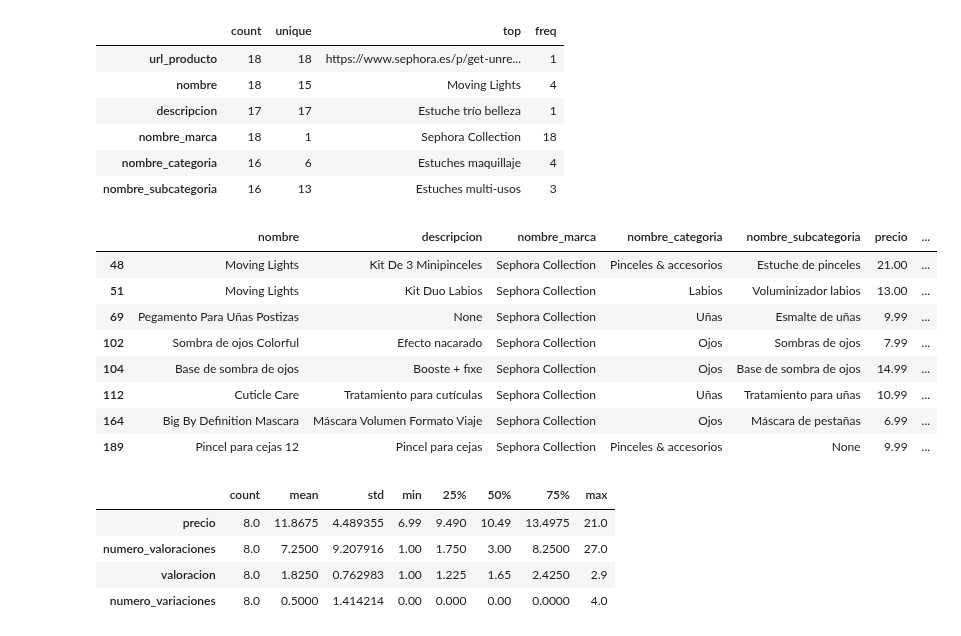
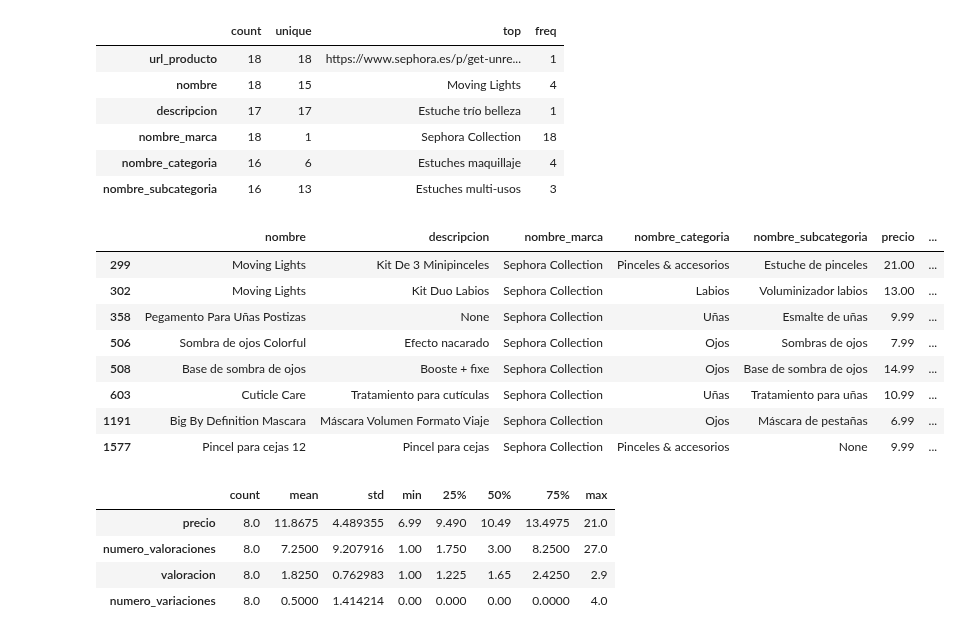
Before and after one commit to raquelscv/proyecto_final_sephora, a Jupyter notebook: eda.ipynb, the cells around one changed output. Drawn from its saved outputs; the diff is of its cells as text; code cells hidden in the pictures.

```diff
--- a/eda.ipynb
+++ b/eda.ipynb
@@ -8,3 +7,13 @@ import plotly.io as pio
+# %%
+def conectar_bd():
+    conn = psycopg2.connect(
+        host=os.getenv("DB_HOST"),
+        database=os.getenv("DB_NAME"),
+        user=os.getenv("DB_USER"),
+        password=os.getenv("DB_PASSWORD"),
+        port=os.getenv("DB_PORT")
+    )
+    return conn, conn.cursor()
 # %%
 conectar_bd()
 # %% [output]
@@ -17,3 +26,12 @@ Se parte de una query que trae los aspectos más relevantes de los productos, es
+# %%
+def ejecutar_query(query):
+    conn, cur = conectar_bd()
+    cur.execute(query)
+    cols = [desc[0] for desc in cur.description]
+    datos = cur.fetchall()
+    cur.close()
+    conn.close()
+    return pd.DataFrame(datos, columns=cols)
 # %%
 query_general = """
 select
@@ -698,0 +686,3 @@ df_especifico.head()
+# %%
+df_especifico = df[df["nombre_marca"] == "Sephora Collection"]
+df_especifico.head()
@@ -757,12 +772,12 @@ def detectar_outliers(df, columna, modo='superior'):
 
     return outliers[['nombre', 'descripcion', 'nombre_marca', 'nombre_categoria', 'nombre_subcategoria', 'precio', 'numero_valoraciones', 'valoracion', 'numero_variaciones']]
 
-df_valoraciones_bajas = df_especifico[df_especifico["valoracion"] != 0]
+df_con_valoraciones_especifico = df_especifico[df_especifico["valoracion"] != 0]
 
-outliers_precio = detectar_outliers(df_especifico, 'precio', modo='superior')
-outliers_valoraciones = detectar_outliers(df_especifico, 'numero_valoraciones', modo='superior')
-outliers_valoracion = detectar_outliers(df_valoraciones_bajas, 'valoracion', modo='inferior')
-outliers_variaciones = detectar_outliers(df_especifico, 'numero_variaciones', modo='superior')
+outliers_precio_especifico = detectar_outliers(df_especifico, 'precio', modo='superior')
+outliers_numero_valoraciones_especifico = detectar_outliers(df_especifico, 'numero_valoraciones', modo='superior')
+outliers_valoracion_especifico = detectar_outliers(df_con_valoraciones_especifico, 'valoracion', modo='inferior')
+outliers_numero_variaciones_especifico = detectar_outliers(df_especifico, 'numero_variaciones', modo='superior')
 # %%
 pio.renderers.default = "browser"
 
@@ -839,15 +854,15 @@ fig = px.box(df_valoraciones_bajas, y="valoracion", hover_data=["id_producto"])
 fig.update_layout(title="Boxplot de las valoraciones con ID del producto")
 fig.show()
 # %%
-outliers_valoracion
+outliers_valoracion_especifico
 # %% [output]
 |  | nombre | descripcion | nombre_marca | nombre_categoria | nombre_subcategoria | precio | ... |
-| 48 | Moving Lights | Kit De 3 Minipinceles | Sephora Collection | Pinceles & accesorios | Estuche de pinceles | 21.00 | ... |
-| 51 | Moving Lights | Kit Duo Labios | Sephora Collection | Labios | Voluminizador labios | 13.00 | ... |
-| 69 | Pegamento Para Uñas Postizas | None | Sephora Collection | Uñas | Esmalte de uñas | 9.99 | ... |
-| 102 | Sombra de ojos Colorful | Efecto nacarado | Sephora Collection | Ojos | Sombras de ojos | 7.99 | ... |
-| 104 | Base de sombra de ojos | Booste + fixe | Sephora Collection | Ojos | Base de sombra de ojos | 14.99 | ... |
-| 112 | Cuticle Care | Tratamiento para cutículas | Sephora Collection | Uñas | Tratamiento para uñas | 10.99 | ... |
-| 164 | Big By Definition Mascara | Máscara Volumen Formato Viaje | Sephora Collection | Ojos | Máscara de pestañas | 6.99 | ... |
-| 189 | Pincel para cejas 12 | Pincel para cejas | Sephora Collection | Pinceles & accesorios | None | 9.99 | ... |
+| 299 | Moving Lights | Kit De 3 Minipinceles | Sephora Collection | Pinceles & accesorios | Estuche de pinceles | 21.00 | ... |
+| 302 | Moving Lights | Kit Duo Labios | Sephora Collection | Labios | Voluminizador labios | 13.00 | ... |
+| 358 | Pegamento Para Uñas Postizas | None | Sephora Collection | Uñas | Esmalte de uñas | 9.99 | ... |
+| 506 | Sombra de ojos Colorful | Efecto nacarado | Sephora Collection | Ojos | Sombras de ojos | 7.99 | ... |
+| 508 | Base de sombra de ojos | Booste + fixe | Sephora Collection | Ojos | Base de sombra de ojos | 14.99 | ... |
+| 603 | Cuticle Care | Tratamiento para cutículas | Sephora Collection | Uñas | Tratamiento para uñas | 10.99 | ... |
+| 1191 | Big By Definition Mascara | Máscara Volumen Formato Viaje | Sephora Collection | Ojos | Máscara de pestañas | 6.99 | ... |
+| 1577 | Pincel para cejas 12 | Pincel para cejas | Sephora Collection | Pinceles & accesorios | None | 9.99 | ... |
 # %%
```
Also changed, not shown: parts of 79 cells of this notebook, 1 other file.
